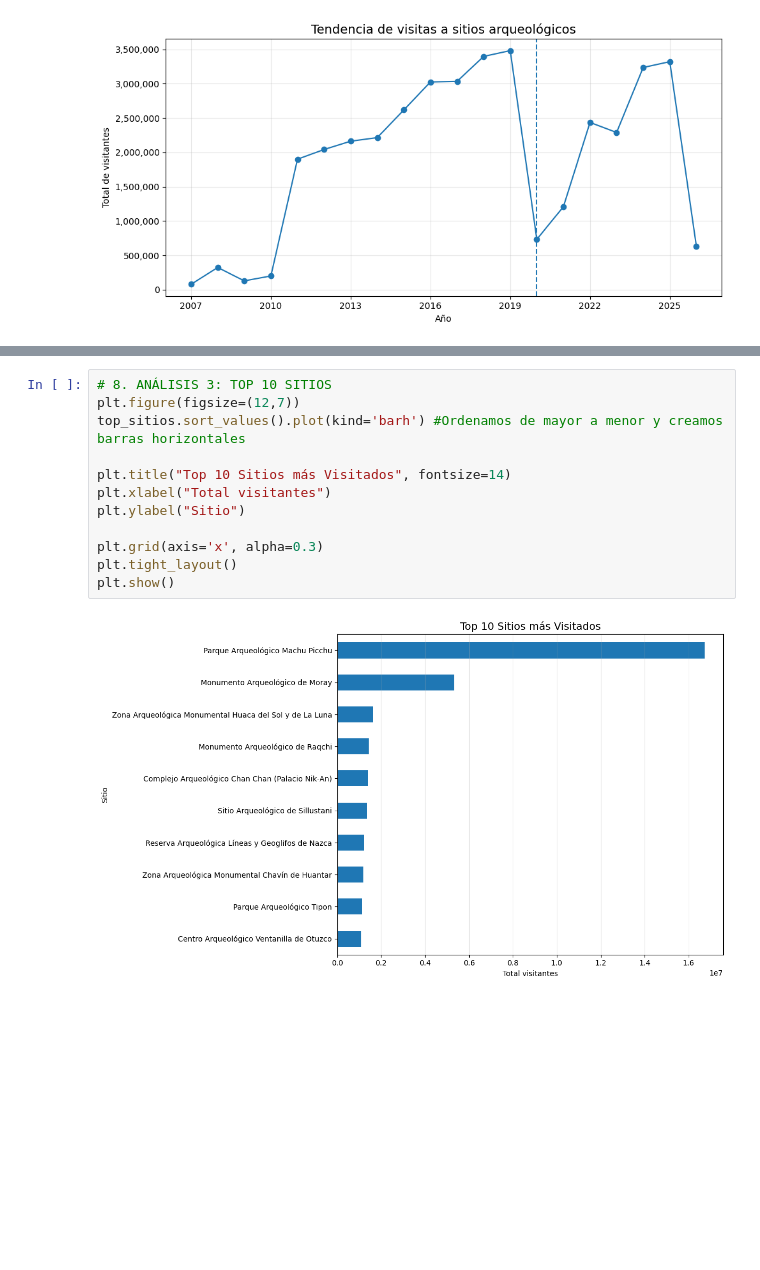
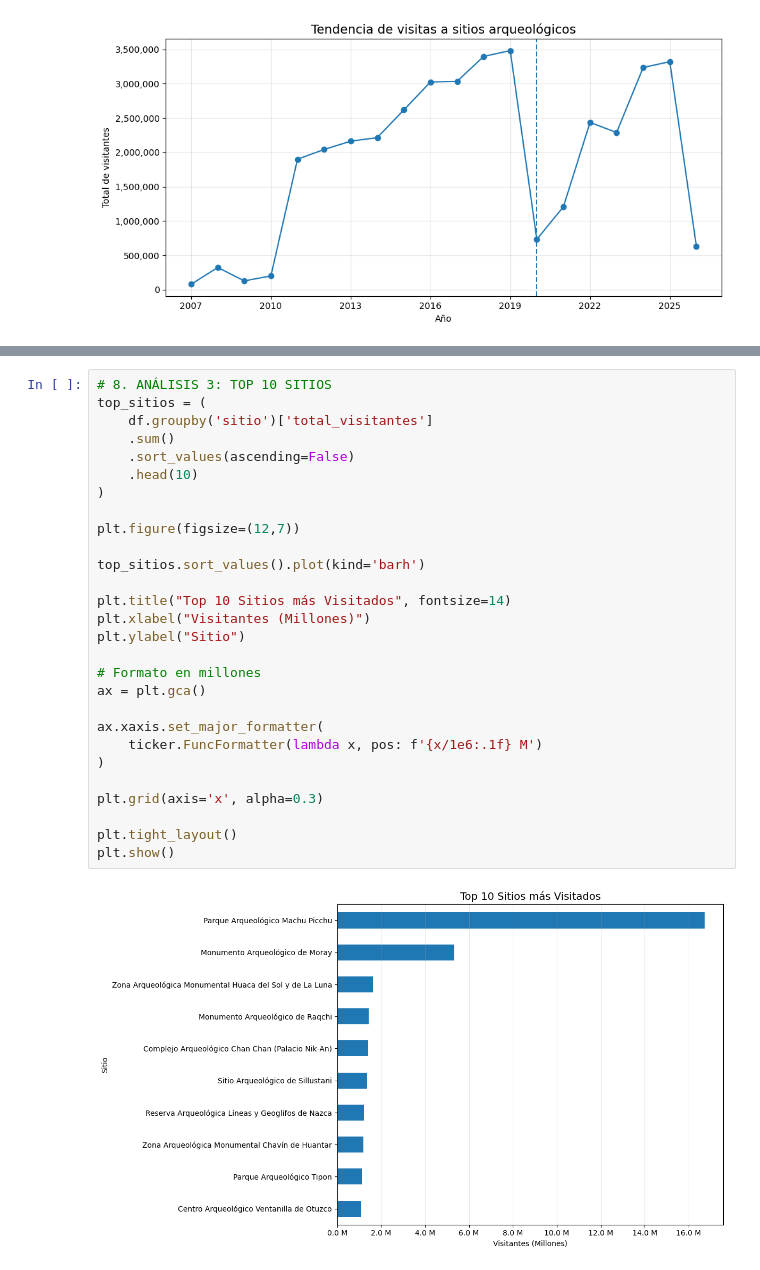
Before and after one commit to Taniice/Analisis-Visitantes-a-Sitios-Arqueologicos, a Jupyter notebook: Analisis_Visitas_a_Sitios_Arqueologicos.ipynb, the cells around one changed output, grey strips where cells are left out. Drawn from its saved outputs; the diff is of its cells as text; blank space fills up the shorter version.

```diff
--- a/Analisis_Visitas_a_Sitios_Arqueologicos.ipynb
+++ b/Analisis_Visitas_a_Sitios_Arqueologicos.ipynb
@@ -173,14 +176,30 @@ plt.show()
 # %%
 # 8. ANÁLISIS 3: TOP 10 SITIOS
+top_sitios = (
+    df.groupby('sitio')['total_visitantes']
+    .sum()
+    .sort_values(ascending=False)
+    .head(10)
+)
+
 plt.figure(figsize=(12,7))
-top_sitios.sort_values().plot(kind='barh') #Ordenamos de mayor a menor y creamos barras horizontales
+
+top_sitios.sort_values().plot(kind='barh')
 
 plt.title("Top 10 Sitios más Visitados", fontsize=14)
-plt.xlabel("Total visitantes")
+plt.xlabel("Visitantes (Millones)")
 plt.ylabel("Sitio")
 
+# Formato en millones
+ax = plt.gca()
+
+ax.xaxis.set_major_formatter(
+    ticker.FuncFormatter(lambda x, pos: f'{x/1e6:.1f} M')
+)
+
 plt.grid(axis='x', alpha=0.3)
+
 plt.tight_layout()
 plt.show()
 # %% [output]
-[figure, old version]
+[figure, new version]
```
Also changed, not shown: parts of 13 cells of this notebook.
